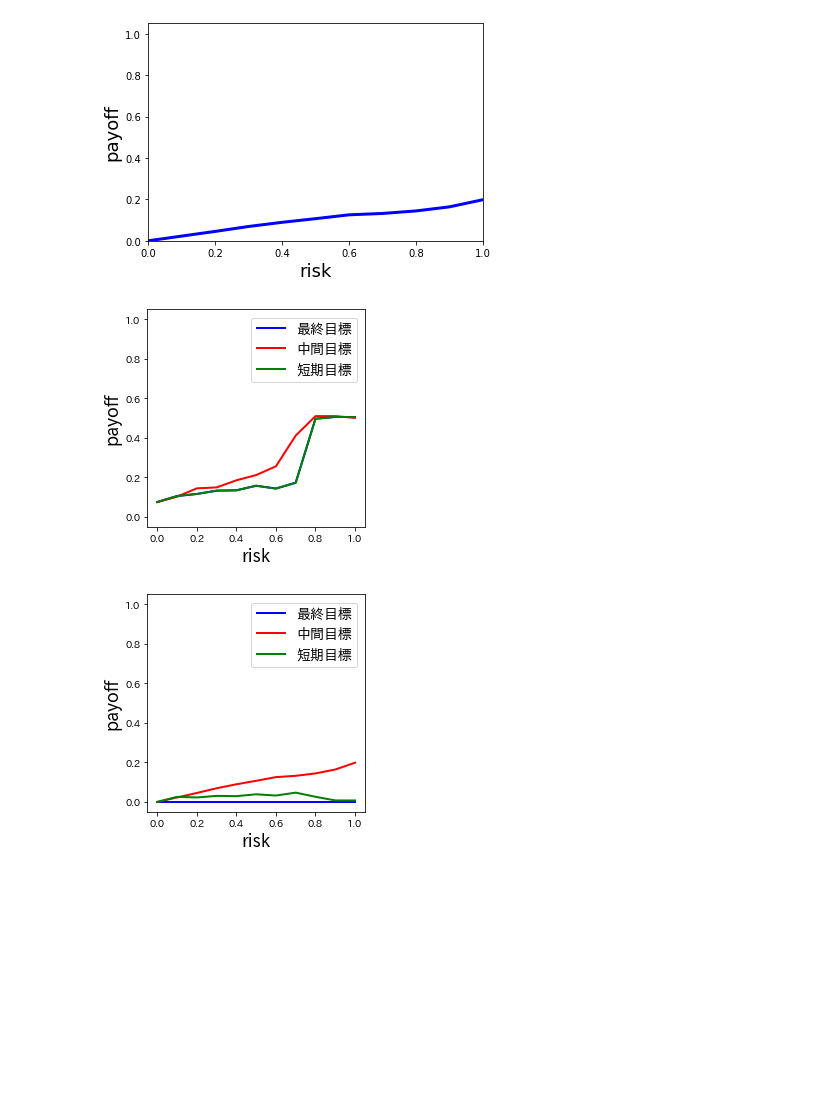
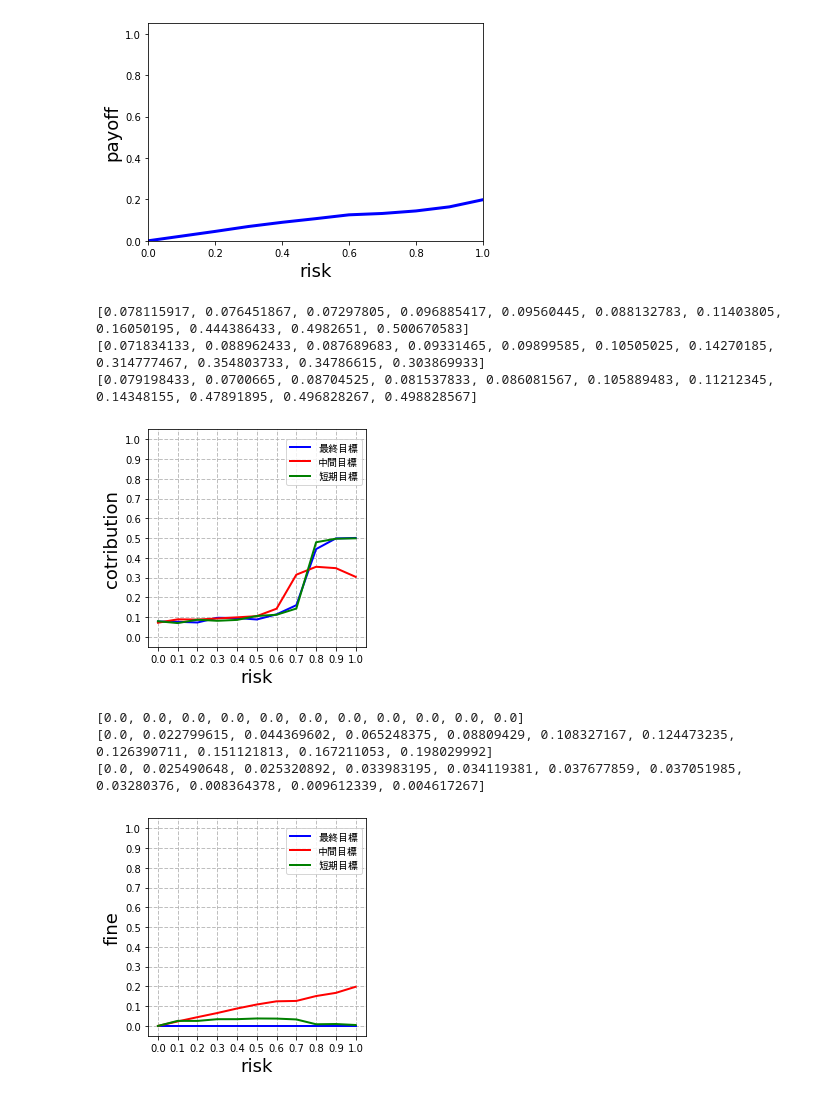
Before and after one commit to nao0526/graduation_research, a Jupyter notebook: figure.ipynb, the cells around one changed output. Saved outputs shown, nothing was run; the diff lists cells and outputs as text; code cells hidden in the pictures; blank space fills up the shorter version.

```diff
--- a/figure.ipynb
+++ b/figure.ipynb
@@ -255,35 +263,43 @@ plt.show()
 # %%
 import numpy as np
 import matplotlib.pyplot as plt
 import csv
-import japanize_matplotlib
+# import japanize_matplotlib
 fig = plt.figure()
 ax = fig.add_subplot(111)
 ax.set_aspect('equal', adjustable='box')
 
 risks = [i / 10 for i in range(11)]
 settings = [
     { 'option': '最終目標', 'color': 'blue'},
     { 'option': '中間目標', 'color': 'red'},
     { 'option': '短期目標', 'color': 'green'},
 ]
 with open("./contribution-all.csv") as f:
     reader = csv.reader(f, quoting=csv.QUOTE_NONNUMERIC)
     for i, row in enumerate(reader):
+        print(row)
         plt.plot(risks, row, color=settings[i]['color'], linestyle='solid', linewidth = 2.0, label=settings[i]['option'])
 plt.xlabel('risk', fontsize=18)
-plt.ylabel('payoff', fontsize=18)
+plt.ylabel('cotribution', fontsize=18)
 plt.xlim([-0.05, 1.05])
 plt.ylim([-0.05, 1.05])
-plt.legend(bbox_to_anchor=(1.03, 0.6), loc='lower right', borderaxespad=1, fontsize=14)
+plt.xticks([i / 10 for i in range(11)])
+plt.yticks([i / 10 for i in range(11)])
+plt.legend(bbox_to_anchor=(1.03, 0.7), loc='lower right', borderaxespad=1, fontsize=14, prop={"family":"MS Gothic"})
+ax.grid(which = "major", axis = "x", alpha = 0.8,linestyle = "--", linewidth = 1)
+ax.grid(which = "major", axis = "y", alpha = 0.8,linestyle = "--", linewidth = 1)
 plt.show()
 # %% [output]
+[0.078115917, 0.076451867, 0.07297805, 0.096885417, 0.09560445, 0.088132783, 0.11403805, 0.16050195, 0.444386433, 0.4982651, 0.500670583]
+[0.071834133, 0.088962433, 0.087689683, 0.09331465, 0.09899585, 0.10505025, 0.14270185, 0.314777467, 0.354803733, 0.34786615, 0.303869933]
+[0.079198433, 0.0700665, 0.08704525, 0.081537833, 0.086081567, 0.105889483, 0.11212345, 0.14348155, 0.47891895, 0.496828267, 0.498828567]
-[figure, old version]
+[figure, new version]
 # %%
 import numpy as np
 import matplotlib.pyplot as plt
 import csv
-import japanize_matplotlib
+# import japanize_matplotlib
 fig = plt.figure()
 ax = fig.add_subplot(111)
 ax.set_aspect('equal', adjustable='box')
@@ -297,12 +313,20 @@ settings = [
 with open("./fine-all.csv") as f:
     reader = csv.reader(f, quoting=csv.QUOTE_NONNUMERIC)
     for i, row in enumerate(reader):
+        print(row)
         plt.plot(risks, row, color=settings[i]['color'], linestyle='solid', linewidth = 2.0, label=settings[i]['option'])
 plt.xlabel('risk', fontsize=18)
-plt.ylabel('payoff', fontsize=18)
+plt.ylabel('fine', fontsize=18)
 plt.xlim([-0.05, 1.05])
 plt.ylim([-0.05, 1.05])
-plt.legend(bbox_to_anchor=(1.03, 0.6), loc='lower right', borderaxespad=1, fontsize=14)
+plt.xticks([i / 10 for i in range(11)])
+plt.yticks([i / 10 for i in range(11)])
+plt.legend(bbox_to_anchor=(1.03, 0.7), loc='lower right', borderaxespad=1, fontsize=14, prop={"family":"MS Gothic"})
+ax.grid(which = "major", axis = "x", alpha = 0.8,linestyle = "--", linewidth = 1)
+ax.grid(which = "major", axis = "y", alpha = 0.8,linestyle = "--", linewidth = 1)
 plt.show()
 # %% [output]
+[0.0, 0.0, 0.0, 0.0, 0.0, 0.0, 0.0, 0.0, 0.0, 0.0, 0.0]
+[0.0, 0.022799615, 0.044369602, 0.065248375, 0.08809429, 0.108327167, 0.124473235, 0.126390711, 0.151121813, 0.167211053, 0.198029992]
+[0.0, 0.025490648, 0.025320892, 0.033983195, 0.034119381, 0.037677859, 0.037051985, 0.03280376, 0.008364378, 0.009612339, 0.004617267]
-[figure, old version]
+[figure, new version]
```
Also changed, not shown: parts of 3 cells of this notebook, 13 other files.
